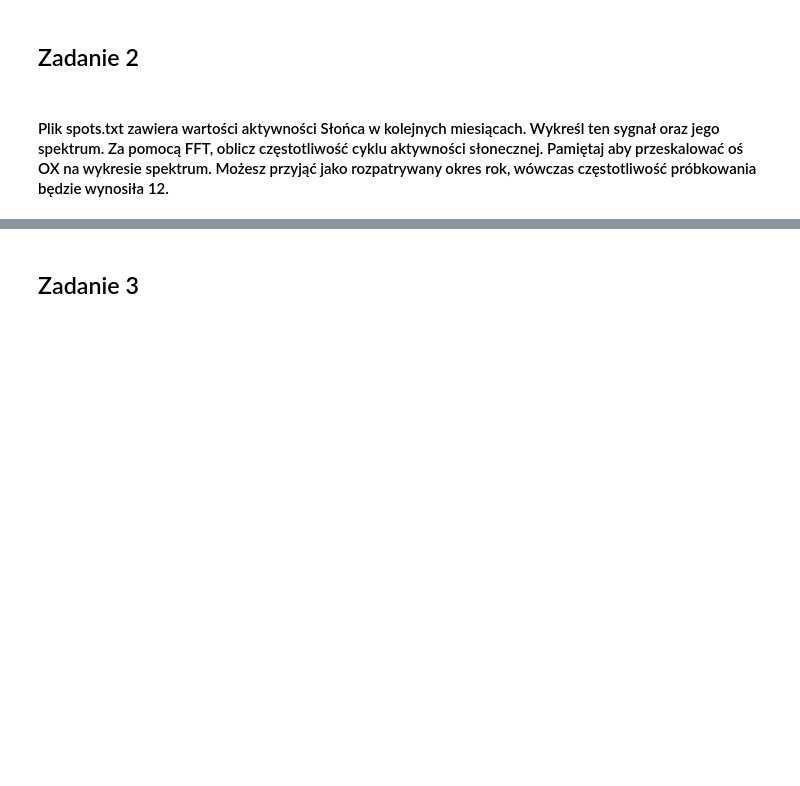
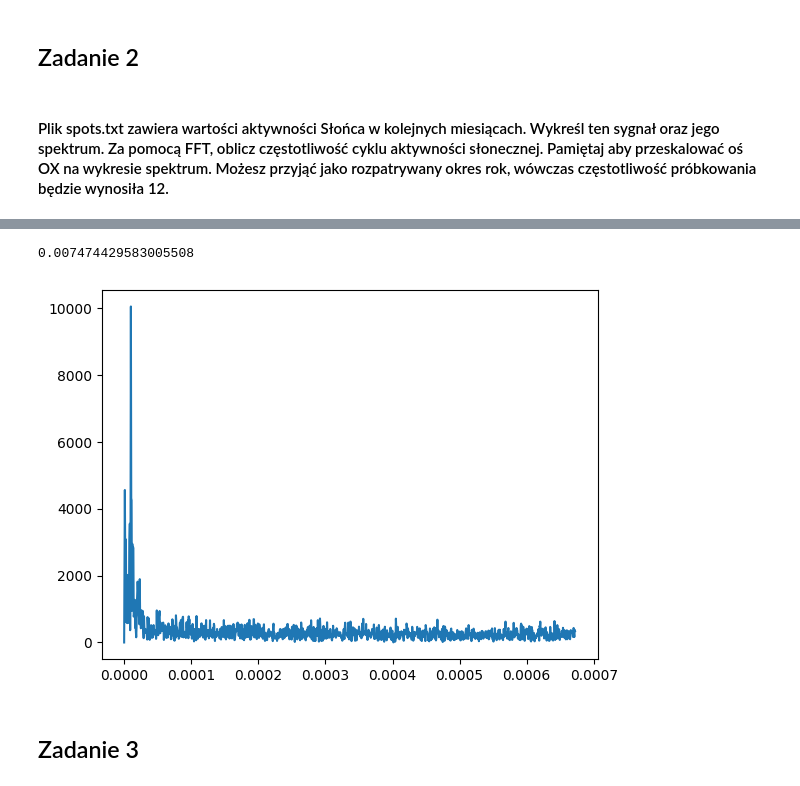
Before and after one commit to AleksandraGorska02/kck, a Jupyter notebook: zadanie_3_zajecia/signals.ipynb, the cells around one changed output, grey strips where cells are left out. Drawn from its saved outputs; the diff is of its cells as text; code cells hidden in the pictures; blank space fills up the shorter version.

```diff
--- a/zadanie_3_zajecia/signals.ipynb
+++ b/zadanie_3_zajecia/signals.ipynb
@@ -188,3 +178,15 @@ ValueError: x and y must have same first dimension, but have shapes (20,) and (2
+# %%
+
+TW=1/60*60*24*31
+
+freqs = fft.rfftfreq(len(lista),TW)
+plt.plot(freqs, fft_lista);
+
+print(freqs[np.argmax(fft_lista)]*TW)
+plt.show()
+# %% [output]
+0.007474429583005508
+[figure, added]
 # %% [markdown]
 ## Zadanie 3
 # %% [markdown]
```
Also changed, not shown: parts of 2 cells of this notebook.
